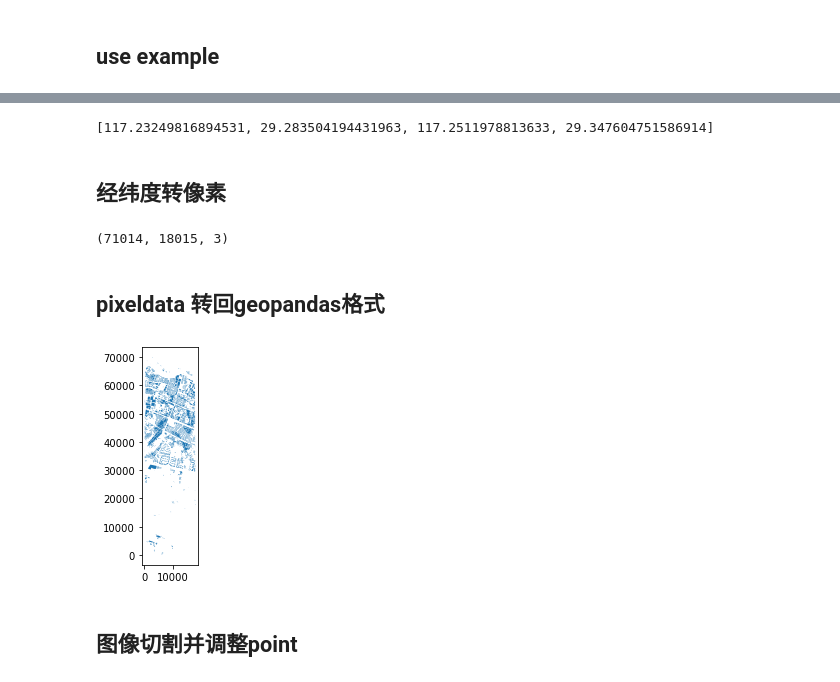
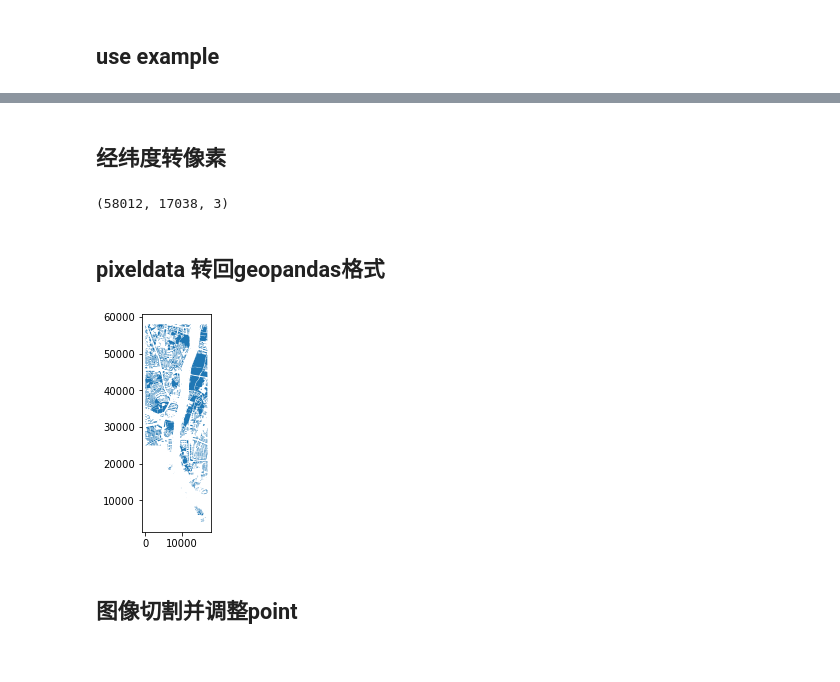
Before and after one commit to EthanZhangCN/detectron2, a Jupyter notebook: projects/SegBuildings/dataGenerateMoveBox.ipynb, the cells around one changed output, grey strips where cells are left out. Saved outputs shown, nothing was run; the diff lists cells and outputs as text; code cells hidden in the pictures.

```diff
--- a/projects/SegBuildings/dataGenerateMoveBox.ipynb
+++ b/projects/SegBuildings/dataGenerateMoveBox.ipynb
@@ -48,27 +36,5 @@ geoBound: [13050266.84194155  3411899.02887374 13052339.09630504  3419961.781943
 # %%
-BoundSets={
-            "ChengDuTianFu05":[104.0243835449218750,30.4391477700309991,104.0516434316744778,30.4591941833496094],
-            "ChengDuTianFu06":[104.0242156982421875,30.4553815172624454,104.0577312409211999,30.4763755798339844],
-            "ChengDuTianFu08":[104.0700302124023438,30.4475994569148334,104.0932006674850925,30.4766273498535156],
-            "ChengDuTianFu10":[104.0635910034179688,30.3564526266847459,104.0784454729670330,30.3872280120849609],
-            "JingDeZhen02":[117.2026367187500000,29.2673337837145482,117.2170864490679492,29.2863044738769531],
-            "JingDeZhen04":[117.2324981689453125,29.2835041944319627,117.2511978813632965,29.3476047515869141],
-            "JingDeZhen05":[117.1748504638671875,29.2645375995160144,117.2665178604774923,29.2989749908447266],
-            "JingDeZhen06":[117.1573410034179688,29.2538627906836979,117.1751096767510347,29.3724918365478516],
-            "JingDeZhen07":[117.1450042724609375,29.2656117859834488,117.1575315784811266,29.3736267089843750],
-            "JingDeZhen09":[117.1182479858398438,29.2548121533758909,117.1338194552440655,29.3603000640869141],
-            "JingDeZhen10":[117.1058731079101563,29.2277604574052638,117.1183623201071384,29.3513736724853516],
-            "JingDeZhen11":[117.0842666625976563,29.2207530195058069,117.1059948403538868,29.3369560241699219],
-            "JingDeZhen13":[117.1851654052734375,29.2826922710019559,117.2028048147170125,29.3350582122802734],
-            "JingDeZhen14":[117.2026596069335938,29.2862781339484073,117.2171861179810151,29.3341217041015625],
-            "JingDeZhen15":[117.1748352050781250,29.2988069451056035,117.2727815599891841,29.3332614898681641]
-        }
-dataBounds = BoundSets[tif_id]
-# dataBounds =[117.2026367187500000,29.2673337837145482,117.2170864490679492,29.2863044738769531] # 02
-# dataBounds=[117.1851654052734375,29.2826922710019559,117.2028048147170125,29.3350582122802734] # 14
-# dataBounds=[117.0842666625976563,29.2207530195058069,117.1059948403538868,29.3369560241699219] # 11
-# dataBounds=[117.1851654052734375,29.2826922710019559,117.2028048147170125,29.3350582122802734] # 13
-# dataBounds=[104.0243835449218750,30.4391477700309991,104.0516434316744778,30.4591941833496094] # tf 05
+dataBounds =[117.1851654052734375,29.2826922710019559 , 117.2028048147170125,29.3350582122802734]
 # %%
 def trans2xy(pos,imgShape,dataBounds):
     lon=pos[0]
@@ -94,44 +59,32 @@ def createBoxRegion(box):
-# %%
-print(dataBounds)
-trans_dataBounds=createBoxRegion(dataBounds).set_crs(4326).to_crs(3857).total_bounds
-# trans_dataBounds=dataBounds
-# %% [output]
-[117.23249816894531, 29.283504194431963, 117.2511978813633, 29.347604751586914]
 # %% [markdown]
 ## 经纬度转像素
 # %%
-import copy
-pixeldata=copy.deepcopy(jsondata)
+pixeldata=jsondata
 print(imgShape)
-for idf,region in enumerate(pixeldata['features']):
+for idf,region in enumerate(jsondata['features']):
     if region['geometry']!=None:
-        for idh,poly in enumerate(region['geometry']['coordinates']):
-            points = poly if region['geometry']['type']=='Polygon' else poly[0]
-            for idp,point in enumerate(points):
-                if region['geometry']['type']=='Polygon':
-                    pixeldata['features'][idf]['geometry']['coordinates'][idh][idp]=trans2xy(point,imgShape,trans_dataBounds)
-                else:
-                    pixeldata['features'][idf]['geometry']['coordinates'][idh][0][idp]=trans2xy(point,imgShape,trans_dataBounds)
+        for idp,point in enumerate(region['geometry']['coordinates'][0]):
+            pixeldata['features'][idf]['geometry']['coordinates'][0][idp]=trans2xy(point,imgShape,dataBounds)
 # %% [output]
-(71014, 18015, 3)
+(58012, 17038, 3)
 # %% [markdown]
 ## pixeldata 转回geopandas格式
 # %%
 import os
 
 with open("./temp.json",'w',encoding='utf-8') as json_file:
         json.dump(pixeldata,json_file,ensure_ascii=False)
 
 pData = gpd.read_file('temp.json')
 
 geoData=pData.drop(['id'],axis=1)
 
 geoData.crs =None
 
-geoData.plot(aspect=1)
+geoData.plot()
 
 os.remove('temp.json')
 # %% [output]
-[figure, old version]
+[figure, new version]
 # %% [markdown]
 ## 图像切割并调整point
```
Also changed, not shown: parts of 11 cells of this notebook, 6 other files.
